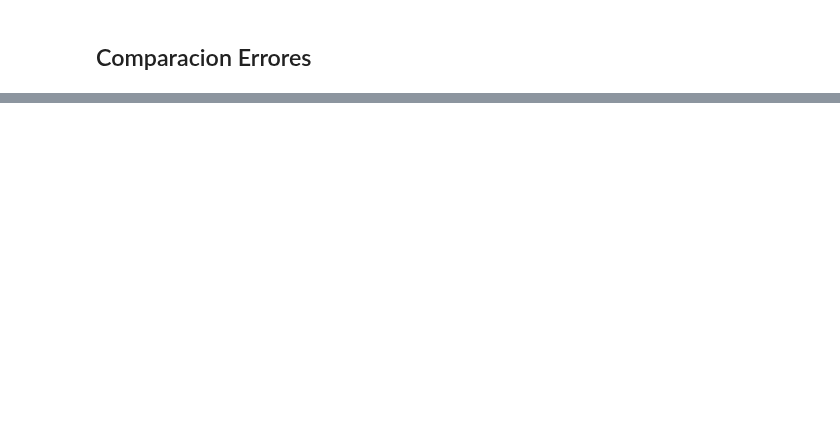
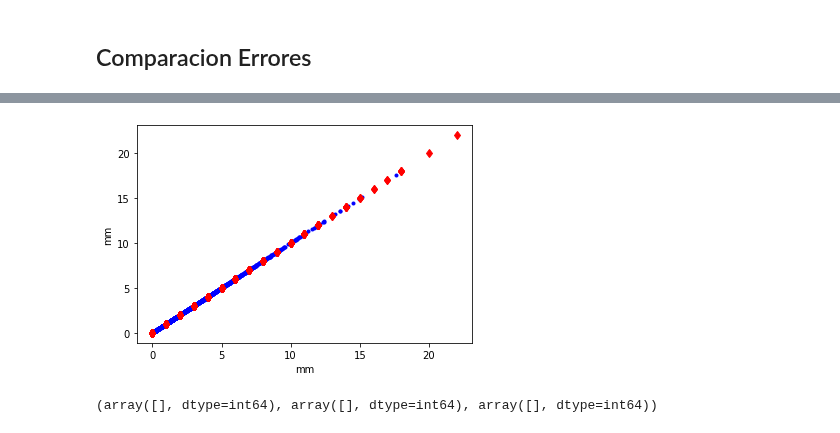
Before and after one commit to JFC95/ProyectoIntegrador_Weather, a Jupyter notebook: wind/Errores.ipynb, the cells around one changed output, grey strips where cells are left out. Saved outputs shown, nothing was run; the diff lists cells and outputs as text; code cells hidden in the pictures; blank space fills up the shorter version.

```diff
--- a/wind/Errores.ipynb
+++ b/wind/Errores.ipynb
@@ -159,0 +213,15 @@ plt.show()
+# %%
+n=y_pred_s[0,:,:,0].flatten().shape[0]
+i=750
+
+plt.plot(y_pred_s[i,:,:,0].flatten(), y_pred_s[i,:,:,0].flatten(),'b.',Y_test_s[i,:,:,0].flatten(),Y_test_s[i,:,:,0].flatten(),'rd')
+plt.ylabel('mm')
+plt.xlabel('mm')
+plt.show()
+#y_pred_s[0,:,:,0].flatten().shape
+# %% [output]
+[figure, added]
+# %%
+np.where((Y_test_s[:,:,:,0] < 5) & (Y_test_s[:,:,:,0] > 4))
+# %% [output]
+(array([], dtype=int64), array([], dtype=int64), array([], dtype=int64))
```
Also changed, not shown: parts of 20 cells of this notebook, 2 other files.
